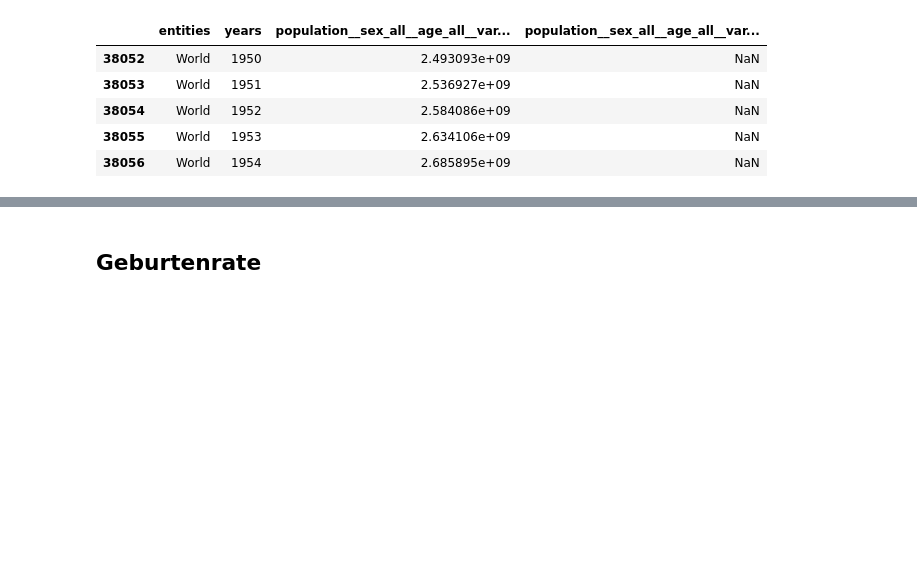
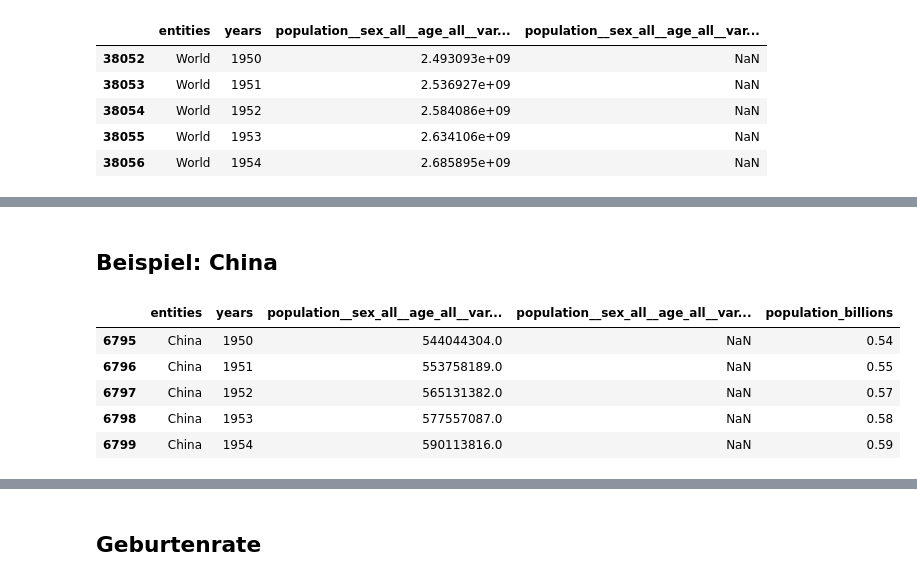
Before and after one commit to TobiasMaissen/cas_statistik_davi, a Jupyter notebook: visualisierungen.ipynb, the cells around one changed output, grey strips where cells are left out. Cells and saved outputs as stored; diff of their text form; code cells hidden in the pictures; blank space fills up the shorter version.

```diff
--- a/visualisierungen.ipynb
+++ b/visualisierungen.ipynb
@@ -323,3 +323,20 @@ fig.add_annotation(
 
 # Anzeigen der Grafik
 fig.show()
+# %% [markdown]
+## Beispiel: China
+# %%
+population_projections = charts.get_data("population-with-un-projections")
+# %%
+population_projections_china = population_projections[population_projections['entities'] == 'China'].copy()
+# %%
+# Umrechnung in Milliarden
+population_projections_china['population_billions'] = round(population_projections_china['population__sex_all__age_all__variant_estimates'] / 1_000_000_000, 2)
+population_projections_china.head()
+# %% [output]
+|  | entities | years | population__sex_all__age_all__var... | population__sex_all__age_all__var... | population_billions |
+| 6795 | China | 1950 | 544044304.0 | NaN | 0.54 |
+| 6796 | China | 1951 | 553758189.0 | NaN | 0.55 |
+| 6797 | China | 1952 | 565131382.0 | NaN | 0.57 |
+| 6798 | China | 1953 | 577557087.0 | NaN | 0.58 |
+| 6799 | China | 1954 | 590113816.0 | NaN | 0.59 |
```
Also changed, not shown: parts of 16 cells of this notebook, 4 other files.
